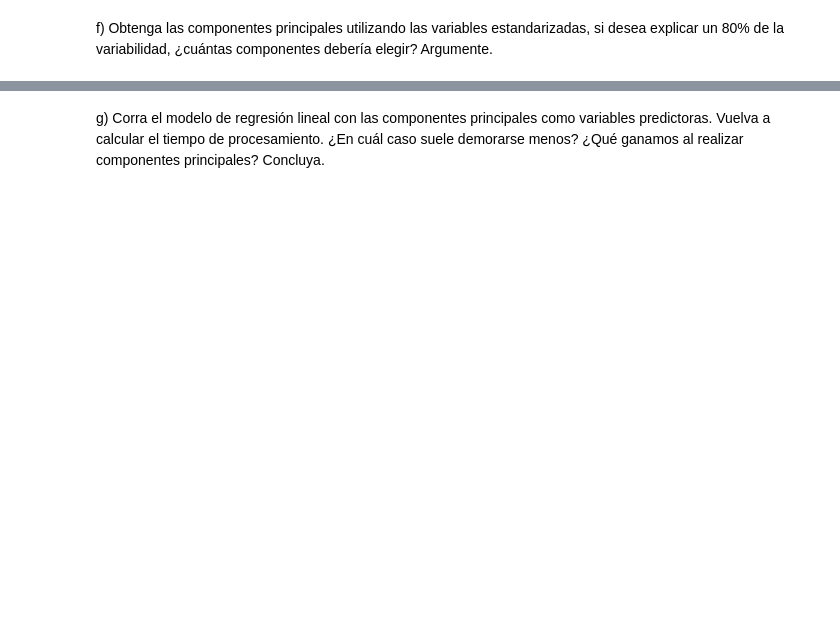
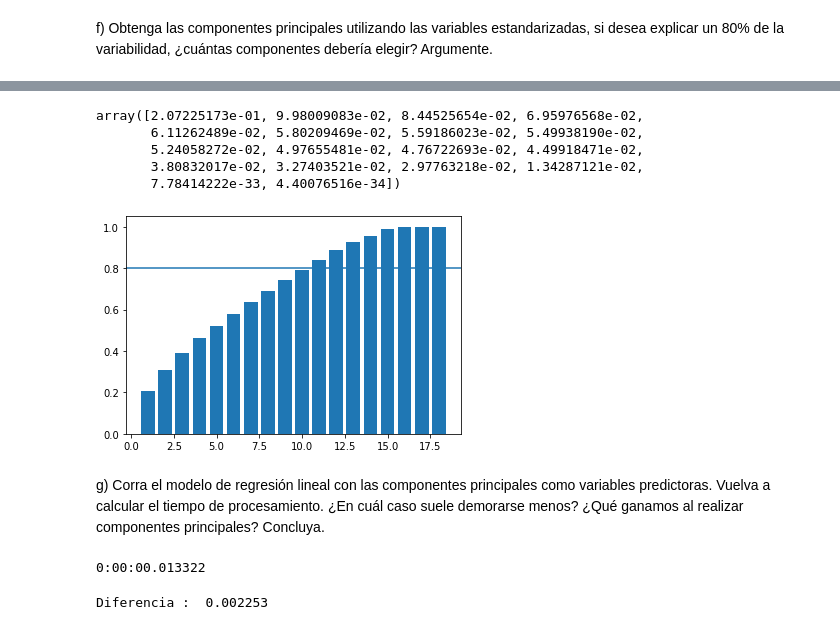
Before and after one commit to Vngel0/Python_UC, a Jupyter notebook: Clase_8_PCA_y_FA.ipynb, the cells around one changed output, grey strips where cells are left out. Drawn from its saved outputs; the diff is of its cells as text; code cells hidden in the pictures; blank space fills up the shorter version.

````diff
--- a/Clase_8_PCA_y_FA.ipynb
+++ b/Clase_8_PCA_y_FA.ipynb
@@ -511,3 +551,6 @@ start=datetime.now()
 
 print(datetime.now()-start)   #esto entrega el tiempo que demoró en correr el modelo.
 ```
+# %%
+X = df.drop(columns = "SalePrice")
+y = df.SalePrice
@@ -515,0 +600,4 @@ f) Obtenga las componentes principales utilizando las variables estandarizadas,
+# %%
+#Estandarizamos
+pca_pipe = make_pipeline(StandardScaler(), PCA())
+pca_pipe.fit(X)
@@ -515,0 +613,2 @@ f) Obtenga las componentes principales utilizando las variables estandarizadas,
+# %%
+modelo_pca = pca_pipe.named_steps['pca']
@@ -516,2 +638,16 @@ f) Obtenga las componentes principales utilizando las variables estandarizadas,
+# %%
+modelo_pca.explained_variance_ratio_
+# %% [output]
+array([2.07225173e-01, 9.98009083e-02, 8.44525654e-02, 6.95976568e-02,
+       6.11262489e-02, 5.80209469e-02, 5.59186023e-02, 5.49938190e-02,
+       5.24058272e-02, 4.97655481e-02, 4.76722693e-02, 4.49918471e-02,
+       3.80832017e-02, 3.27403521e-02, 2.97763218e-02, 1.34287121e-02,
+       7.78414222e-33, 4.40076516e-34])
+# %%
+plt.bar(range(1,len(modelo_pca.components_) + 1), np.cumsum(modelo_pca.explained_variance_ratio_))
+plt.axhline(0.8);
+#Debemos ocupar 11 variables para explicar el 80%
+# %% [output]
+[figure, added]
 # %% [markdown]
 g) Corra el modelo de regresión lineal con las componentes principales como variables predictoras. Vuelva a calcular el tiempo de procesamiento. ¿En cuál caso suele demorarse menos? ¿Qué ganamos al realizar componentes principales? Concluya.
@@ -517,0 +659,15 @@ g) Corra el modelo de regresión lineal con las componentes principales como var
+# %%
+start=datetime.now()
+
+X_train, X_test, y_train, y_test = train_test_split(X,y)
+
+modelo = LinearRegression().fit(X_train,y_train)
+
+TimeFinal = datetime.now()-start
+print(datetime.now()-start)   #esto entrega el tiempo que demoró en correr el modelo.
+# %% [output]
+0:00:00.013322
+# %%
+print("Diferencia : ", TimeInicial - TimeFinal)
+# %% [output]
+Diferencia :  0.002253
````
Also changed, not shown: parts of 16 cells of this notebook.
